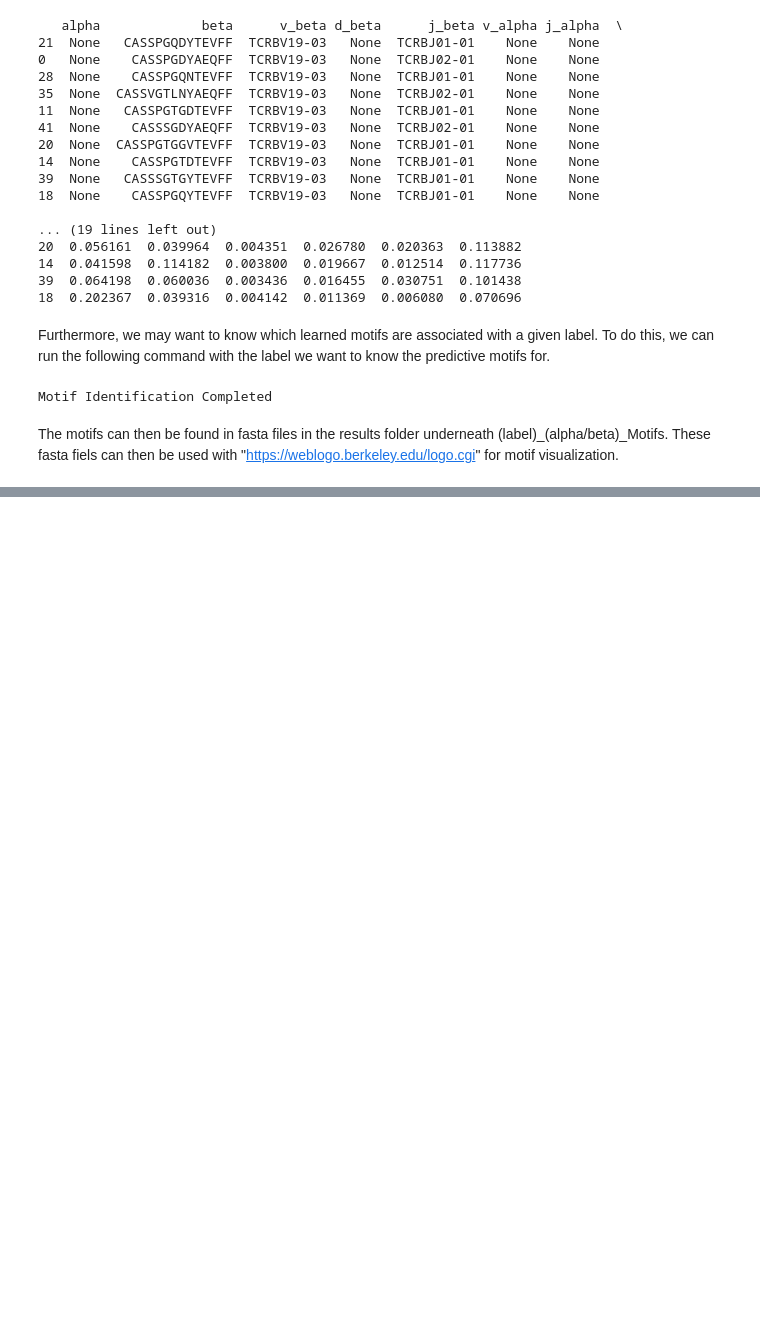
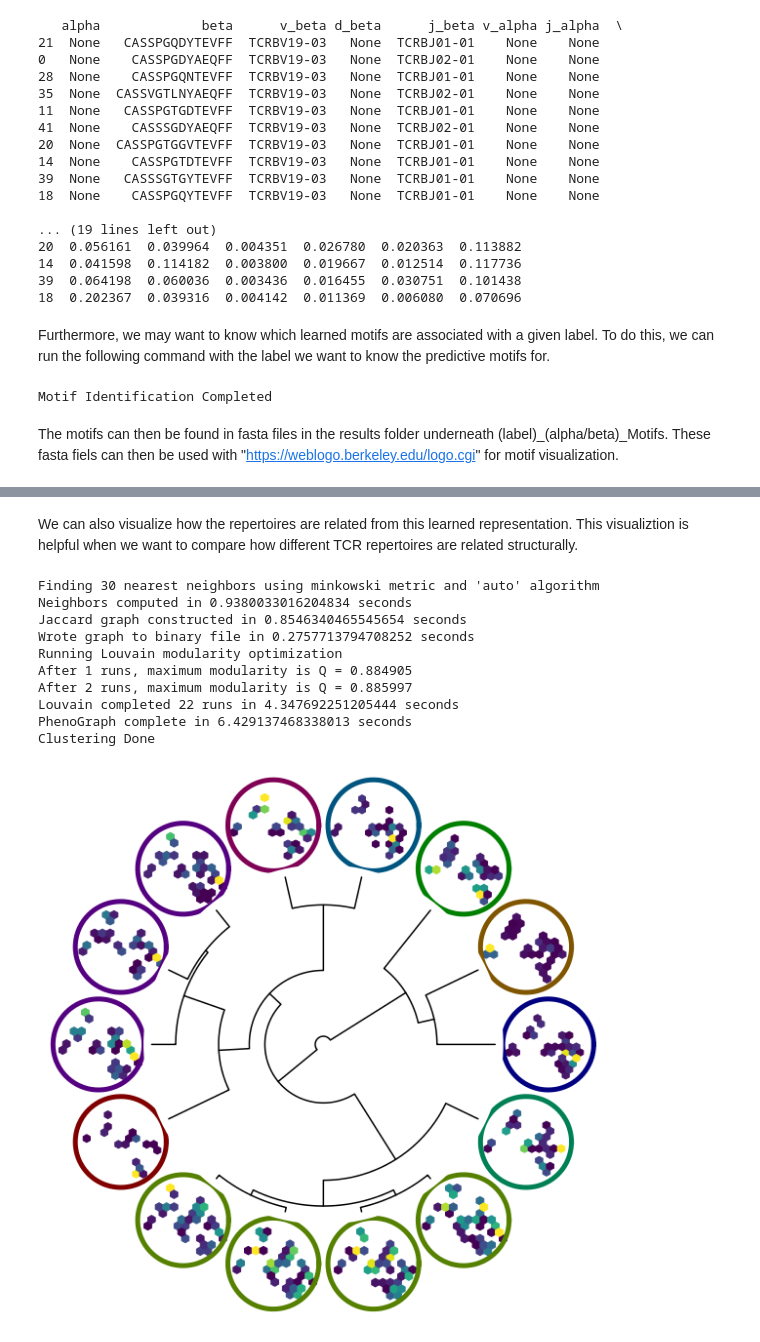
Before and after one commit to sidhomj/DeepTCR, a Jupyter notebook: tutorials/supervised/1 - Supervised Sequence Classification.ipynb, the cells around one changed output, grey strips where cells are left out. Saved outputs shown, nothing was run; the diff lists cells and outputs as text; code cells hidden in the pictures; blank space fills up the shorter version.

```diff
--- a/tutorials/supervised/1 - Supervised Sequence Classification.ipynb
+++ b/tutorials/supervised/1 - Supervised Sequence Classification.ipynb
@@ -131,0 +146,16 @@ The motifs can then be found in fasta files in the results folder underneath (la
+# %% [markdown]
+We can also visualize how the repertoires are related from this learned representation. This visualiztion is helpful when we want to compare how different TCR repertoires are related structurally.
+# %%
+DTCR_SS.Repertoire_Dendogram()
+# %% [output]
+Finding 30 nearest neighbors using minkowski metric and 'auto' algorithm
+Neighbors computed in 0.9380033016204834 seconds
+Jaccard graph constructed in 0.8546340465545654 seconds
+Wrote graph to binary file in 0.2757713794708252 seconds
+Running Louvain modularity optimization
+After 1 runs, maximum modularity is Q = 0.884905
+After 2 runs, maximum modularity is Q = 0.885997
+Louvain completed 22 runs in 4.347692251205444 seconds
+PhenoGraph complete in 6.429137468338013 seconds
+Clustering Done
+[figure, added]
```
Also changed, not shown: parts of 6 cells of this notebook.
